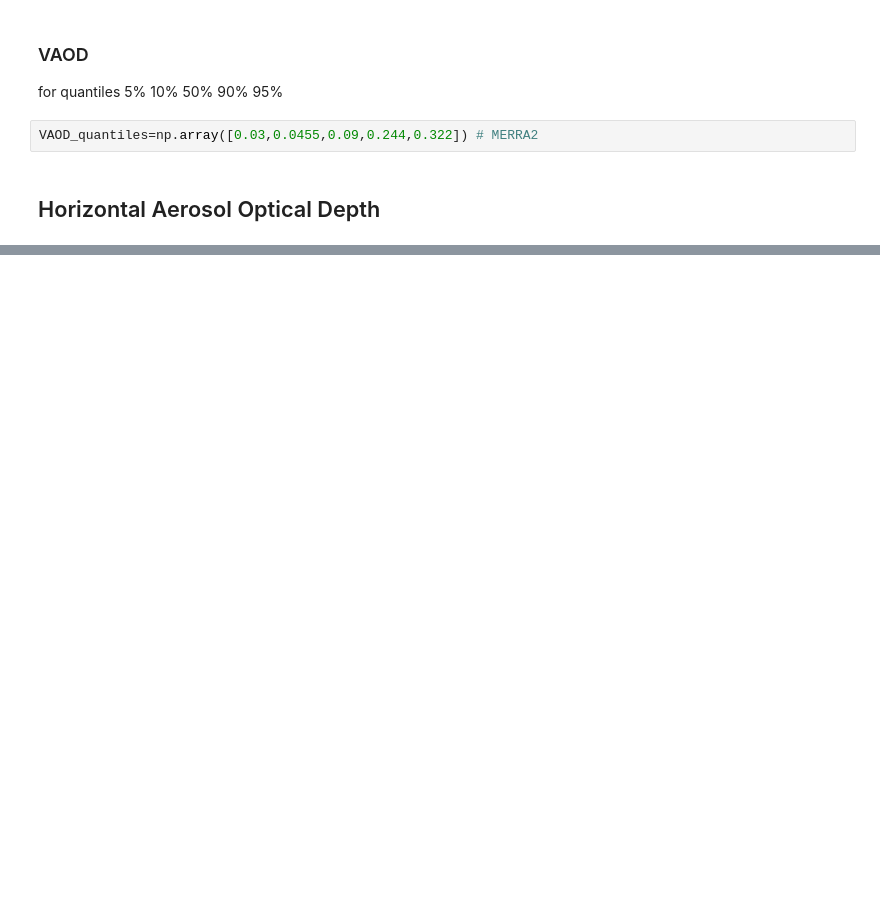
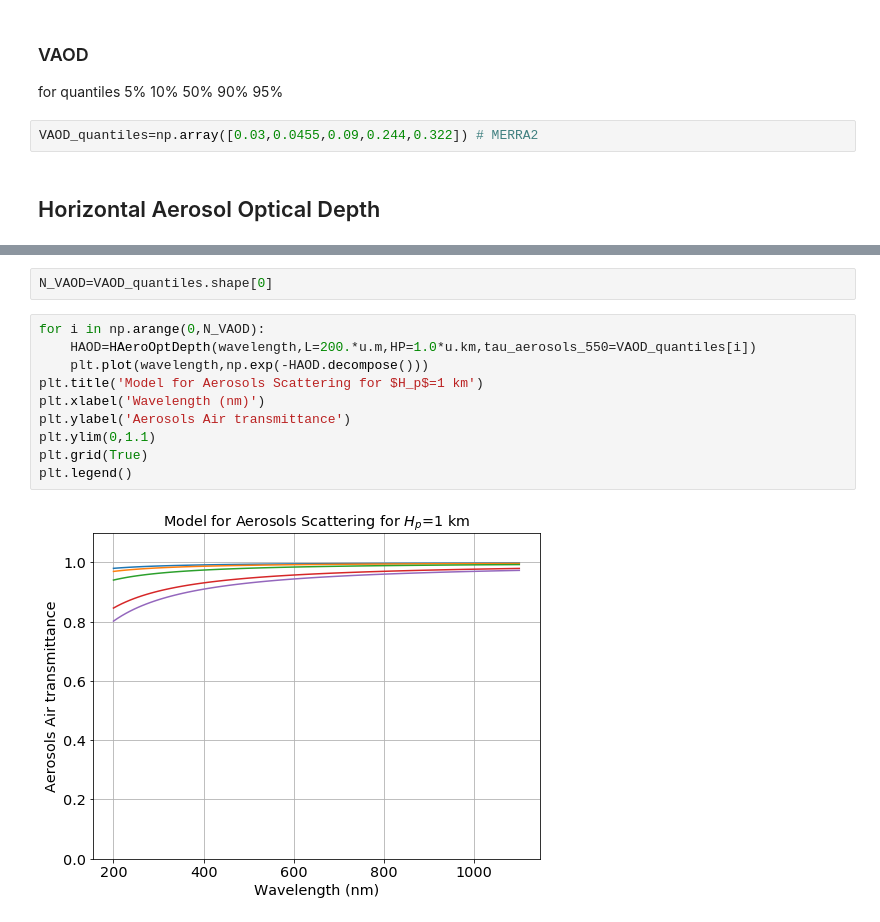
Before and after one commit to sylvielsstfr/AtmSimForOHP, a Jupyter notebook: AirPhysics/AerosolsScattering.ipynb, the cells around one changed output, grey strips where cells are left out. Cells and saved outputs as stored; diff of their text form; blank space fills up the shorter version.

```diff
--- a/AirPhysics/AerosolsScattering.ipynb
+++ b/AirPhysics/AerosolsScattering.ipynb
@@ -227,0 +115,14 @@ plt.legend()
+# %%
+N_VAOD=VAOD_quantiles.shape[0]
+# %%
+for i in np.arange(0,N_VAOD):
+    HAOD=HAeroOptDepth(wavelength,L=200.*u.m,HP=1.0*u.km,tau_aerosols_550=VAOD_quantiles[i])
+    plt.plot(wavelength,np.exp(-HAOD.decompose()))
+plt.title('Model for Aerosols Scattering for $H_p$=1 km')
+plt.xlabel('Wavelength (nm)')
+plt.ylabel('Aerosols Air transmittance')
+plt.ylim(0,1.1)
+plt.grid(True)
+plt.legend()
+# %% [output]
+[figure, added]
```
Also changed, not shown: parts of 17 cells of this notebook, 1 other file.
